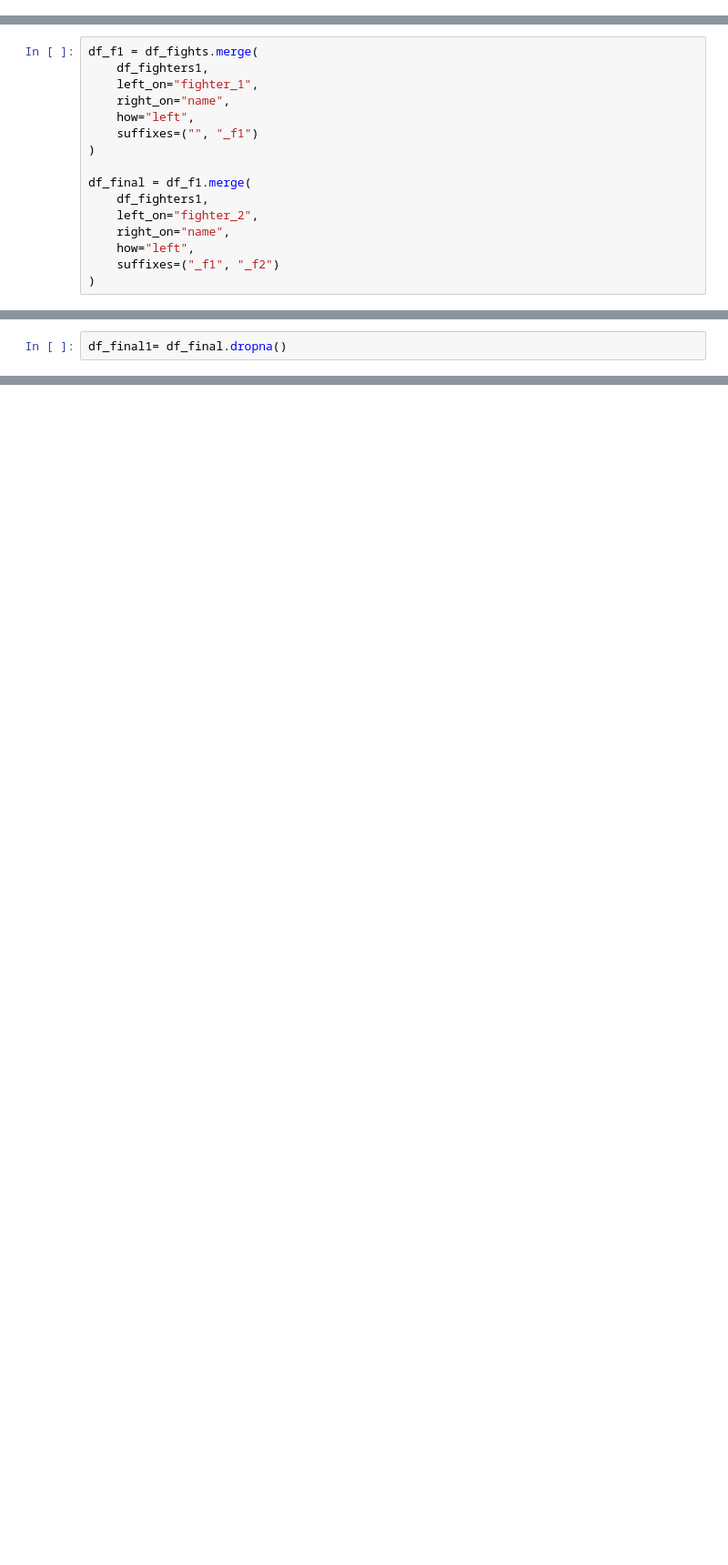
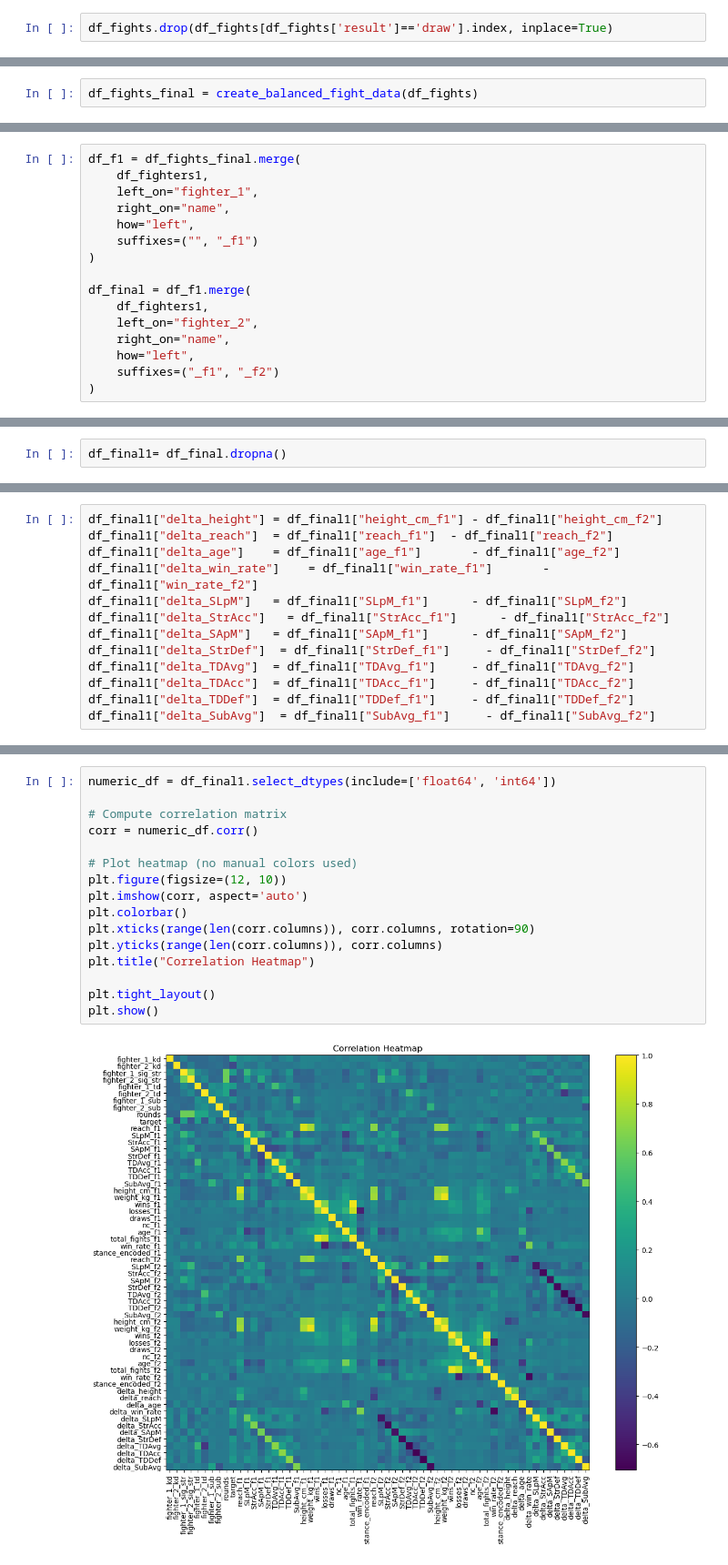
Before and after one commit to LLWICK/UFC-Fight-Winner-Predictor-Machine-learning, a Jupyter notebook: training/training.ipynb, the cells around one changed output, grey strips where cells are left out. Shown at 91% size. Cells and saved outputs as stored; diff of their text form; blank space fills up the shorter version.

Commit message:
finished data merging and data cleaning

```diff
--- a/training/training.ipynb
+++ b/training/training.ipynb
@@ -854,0 +887,2 @@ df_fights[df_fights['method']=="Overturned"]
+# %%
+df_fights.drop(df_fights[df_fights['result']=='draw'].index, inplace=True)
@@ -854,0 +967,2 @@ df_fights[df_fights['method']=="Overturned"]
+# %%
+df_fights_final = create_balanced_fight_data(df_fights)
@@ -855,5 +988,5 @@ df_fights[df_fights['method']=="Overturned"]
 # %%
-df_f1 = df_fights.merge(
+df_f1 = df_fights_final.merge(
     df_fighters1,
     left_on="fighter_1",
     right_on="name",
@@ -932,0 +1048,13 @@ array(['win', 'nc', 'draw\n\n\ndraw', 'nc\n\n\nnc'], dtype=object)
+# %%
+df_final1["delta_height"] = df_final1["height_cm_f1"] - df_final1["height_cm_f2"]
+df_final1["delta_reach"]  = df_final1["reach_f1"]  - df_final1["reach_f2"]
+df_final1["delta_age"]    = df_final1["age_f1"]       - df_final1["age_f2"]
+df_final1["delta_win_rate"]    = df_final1["win_rate_f1"]       - df_final1["win_rate_f2"]
+df_final1["delta_SLpM"]   = df_final1["SLpM_f1"]      - df_final1["SLpM_f2"]
+df_final1["delta_StrAcc"]   = df_final1["StrAcc_f1"]      - df_final1["StrAcc_f2"]
+df_final1["delta_SApM"]   = df_final1["SApM_f1"]      - df_final1["SApM_f2"]
+df_final1["delta_StrDef"]  = df_final1["StrDef_f1"]     - df_final1["StrDef_f2"]
+df_final1["delta_TDAvg"]  = df_final1["TDAvg_f1"]     - df_final1["TDAvg_f2"]
+df_final1["delta_TDAcc"]  = df_final1["TDAcc_f1"]     - df_final1["TDAcc_f2"]
+df_final1["delta_TDDef"]  = df_final1["TDDef_f1"]     - df_final1["TDDef_f2"]
+df_final1["delta_SubAvg"]  = df_final1["SubAvg_f1"]     - df_final1["SubAvg_f2"]
@@ -932,0 +1111,18 @@ array(['win', 'nc', 'draw\n\n\ndraw', 'nc\n\n\nnc'], dtype=object)
+# %%
+numeric_df = df_final1.select_dtypes(include=['float64', 'int64'])
+
+# Compute correlation matrix
+corr = numeric_df.corr()
+
+# Plot heatmap (no manual colors used)
+plt.figure(figsize=(12, 10))
+plt.imshow(corr, aspect='auto')
+plt.colorbar()
+plt.xticks(range(len(corr.columns)), corr.columns, rotation=90)
+plt.yticks(range(len(corr.columns)), corr.columns)
+plt.title("Correlation Heatmap")
+
+plt.tight_layout()
+plt.show()
+# %% [output]
+[figure, added]
```
Also changed, not shown: parts of 36 cells of this notebook, 3 other files.
